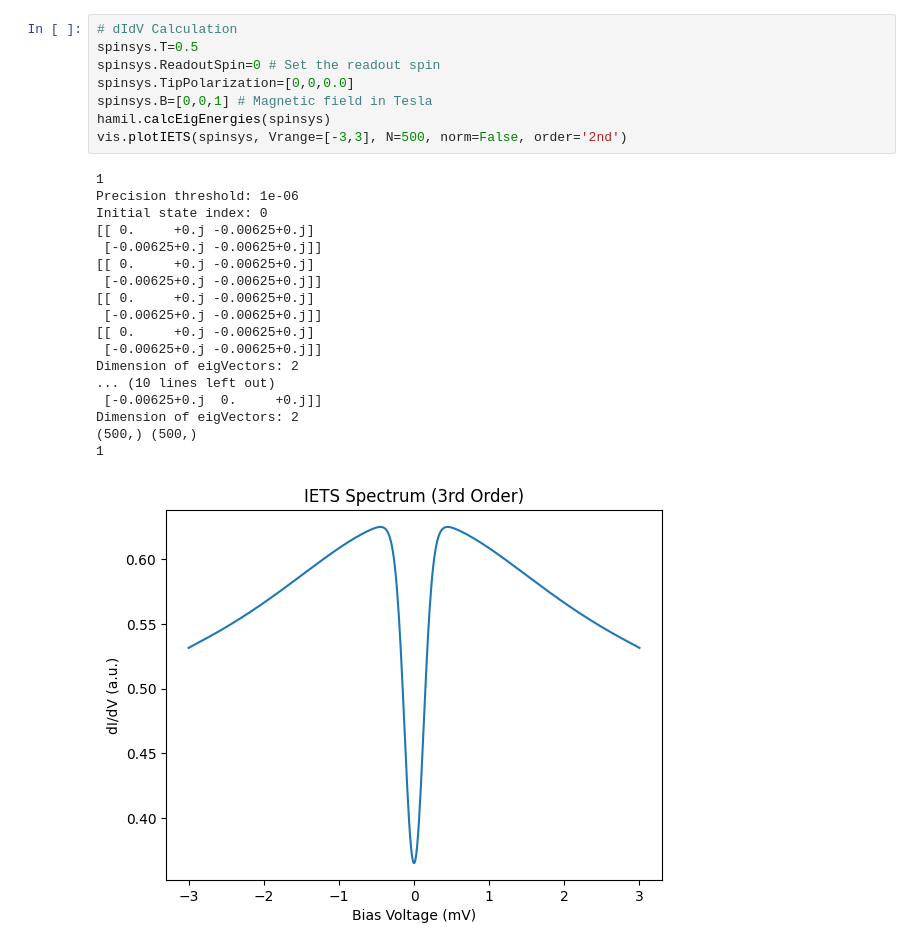
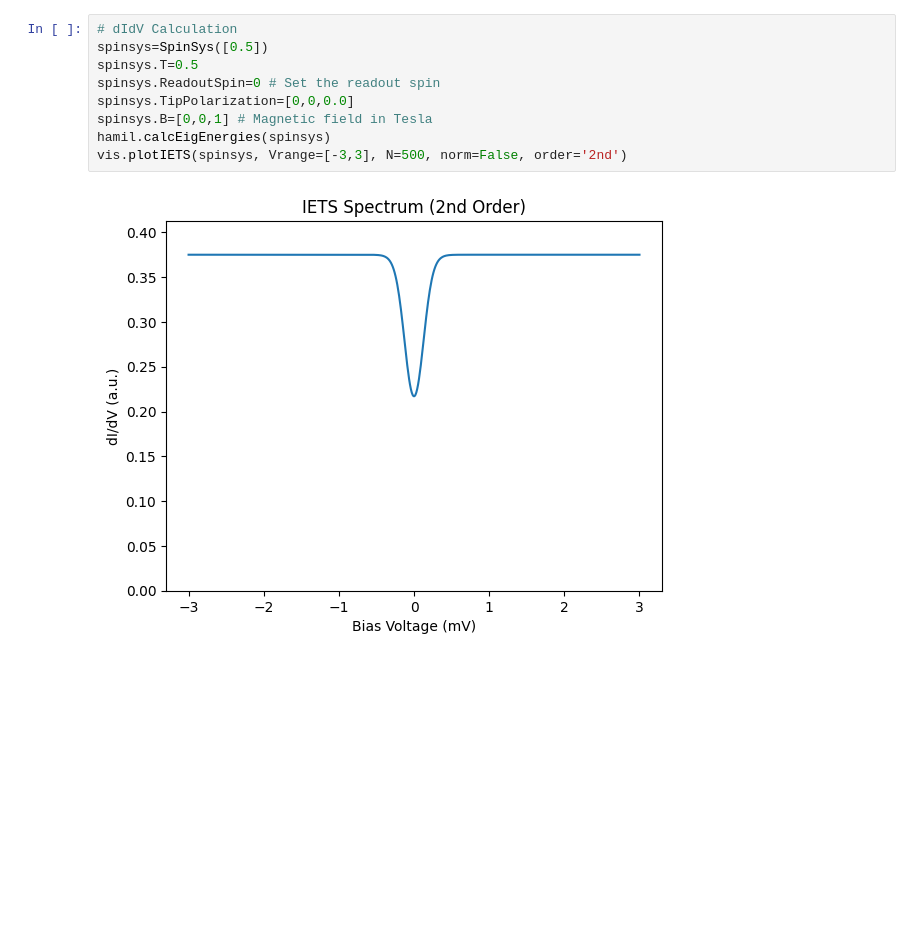
Before and after one commit to WillkeLab/Spinfinity, a Jupyter notebook: spinsimulation/test_3rdOrder.ipynb, the cells around one changed output. Saved outputs shown, nothing was run; the diff lists cells and outputs as text; blank space fills up the shorter version.

```diff
--- a/spinsimulation/test_3rdOrder.ipynb
+++ b/spinsimulation/test_3rdOrder.ipynb
@@ -40,28 +37,12 @@ vis.plotZeemanDiagramm(spinsys)
 # %%
 # dIdV Calculation
+spinsys=SpinSys([0.5])
 spinsys.T=0.5
 spinsys.ReadoutSpin=0 # Set the readout spin
 spinsys.TipPolarization=[0,0,0.0]
 spinsys.B=[0,0,1] # Magnetic field in Tesla
 hamil.calcEigEnergies(spinsys)
 vis.plotIETS(spinsys, Vrange=[-3,3], N=500, norm=False, order='2nd')
 # %% [output]
-1
-Precision threshold: 1e-06
-Initial state index: 0
-[[ 0.     +0.j -0.00625+0.j]
- [-0.00625+0.j -0.00625+0.j]]
-[[ 0.     +0.j -0.00625+0.j]
- [-0.00625+0.j -0.00625+0.j]]
-[[ 0.     +0.j -0.00625+0.j]
- [-0.00625+0.j -0.00625+0.j]]
-[[ 0.     +0.j -0.00625+0.j]
- [-0.00625+0.j -0.00625+0.j]]
-Dimension of eigVectors: 2
-... (10 lines left out)
- [-0.00625+0.j  0.     +0.j]]
-Dimension of eigVectors: 2
-(500,) (500,)
-1
-[figure, old version]
+[figure, new version]
 # %%
```
Also changed, not shown: parts of 4 cells of this notebook, 2 other files.
